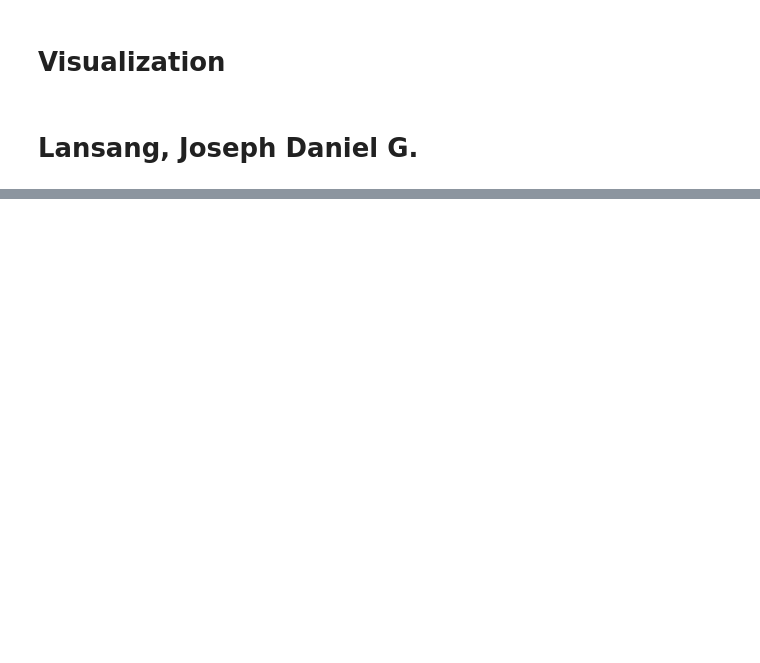
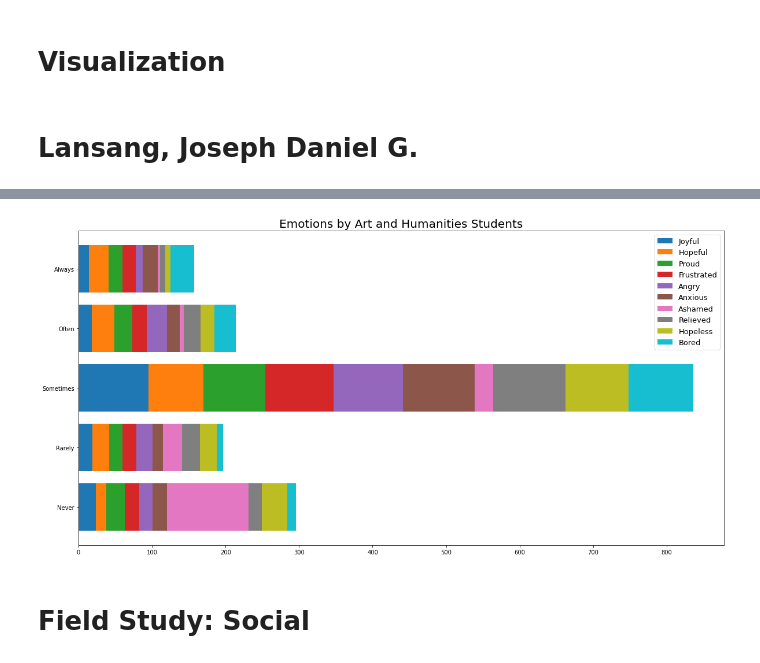
Before and after one commit to Jayres18/BAT404-Project, a Jupyter notebook: visualization.ipynb, the cells around one changed output, grey strips where cells are left out. Cells and saved outputs as stored; diff of their text form; code cells hidden in the pictures; blank space fills up the shorter version.

```diff
--- a/visualization.ipynb
+++ b/visualization.ipynb
@@ -246,0 +477,33 @@ Name: Q21i, dtype: int64
+# %%
+fig, ax = plt.subplots(figsize=(20, 10))
+labels = ["Never", "Rarely", "Sometimes", "Often", "Always"]
+category_labels = ["Joyful", "Hopeful", "Proud", "Frustrated", "Angry", "Anxious", "Ashamed", "Relieved", "Hopeless", "Bored"]
+
+art_bottom1 = art_field_joyful
+art_bottom2 = [a+b for a,b in zip(art_field_joyful, art_field_hopeful)]
+art_bottom3 = [a+b+c for a,b,c in zip(art_field_joyful, art_field_hopeful, art_field_proud)]
+art_bottom4 = [a+b+c+d for a,b,c,d in zip(art_field_joyful, art_field_hopeful, art_field_proud, art_field_frustrated)]
+art_bottom5 = [a+b+c+d+e for a,b,c,d,e in zip(art_field_joyful, art_field_hopeful, art_field_proud, art_field_frustrated, art_field_angry)]
+art_bottom6 = [a+b+c+d+e+f for a,b,c,d,e,f in zip(art_field_joyful, art_field_hopeful, art_field_proud, art_field_frustrated, art_field_angry, art_field_anxious)]
+art_bottom7 = [a+b+c+d+e+f+g for a,b,c,d,e,f,g in zip(art_field_joyful, art_field_hopeful, art_field_proud, art_field_frustrated, art_field_angry, art_field_anxious, art_field_ashamed)]
+art_bottom8 = [a+b+c+d+e+f+g+h for a,b,c,d,e,f,g,h in zip(art_field_joyful, art_field_hopeful, art_field_proud, art_field_frustrated, art_field_angry, art_field_anxious, art_field_ashamed, art_field_relieved)]
+art_bottom9 = [a+b+c+d+e+f+g+h+i for a,b,c,d,e,f,g,h,i in zip(art_field_joyful, art_field_hopeful, art_field_proud, art_field_frustrated, art_field_angry, art_field_anxious, art_field_ashamed, art_field_relieved, art_field_hopeless)]
+
+p1 = ax.barh(labels, art_field_joyful)
+p2 = ax.barh(labels, art_field_hopeful, left = art_bottom1)
+p3 = ax.barh(labels, art_field_proud, left = art_bottom2)
+p4 = ax.barh(labels, art_field_frustrated, left = art_bottom3)
+p5 = ax.barh(labels, art_field_angry, left = art_bottom4)
+p6 = ax.barh(labels, art_field_anxious, left = art_bottom5)
+p7 = ax.barh(labels, art_field_ashamed, left = art_bottom6)
+p8 = ax.barh(labels, art_field_relieved, left = art_bottom7)
+p9 = ax.barh(labels, art_field_hopeless, left = art_bottom8)
+p10 = ax.barh(labels, art_field_bored, left = art_bottom9)
+
+plt.title("Emotions by Art and Humanities Students", fontsize = 20)
+ax.legend(category_labels, fontsize = 13)
+plt.show()
+# %% [output]
+[figure, added]
+# %% [markdown]
+# Field Study: Social
```
Also changed, not shown: parts of 60 cells of this notebook.
